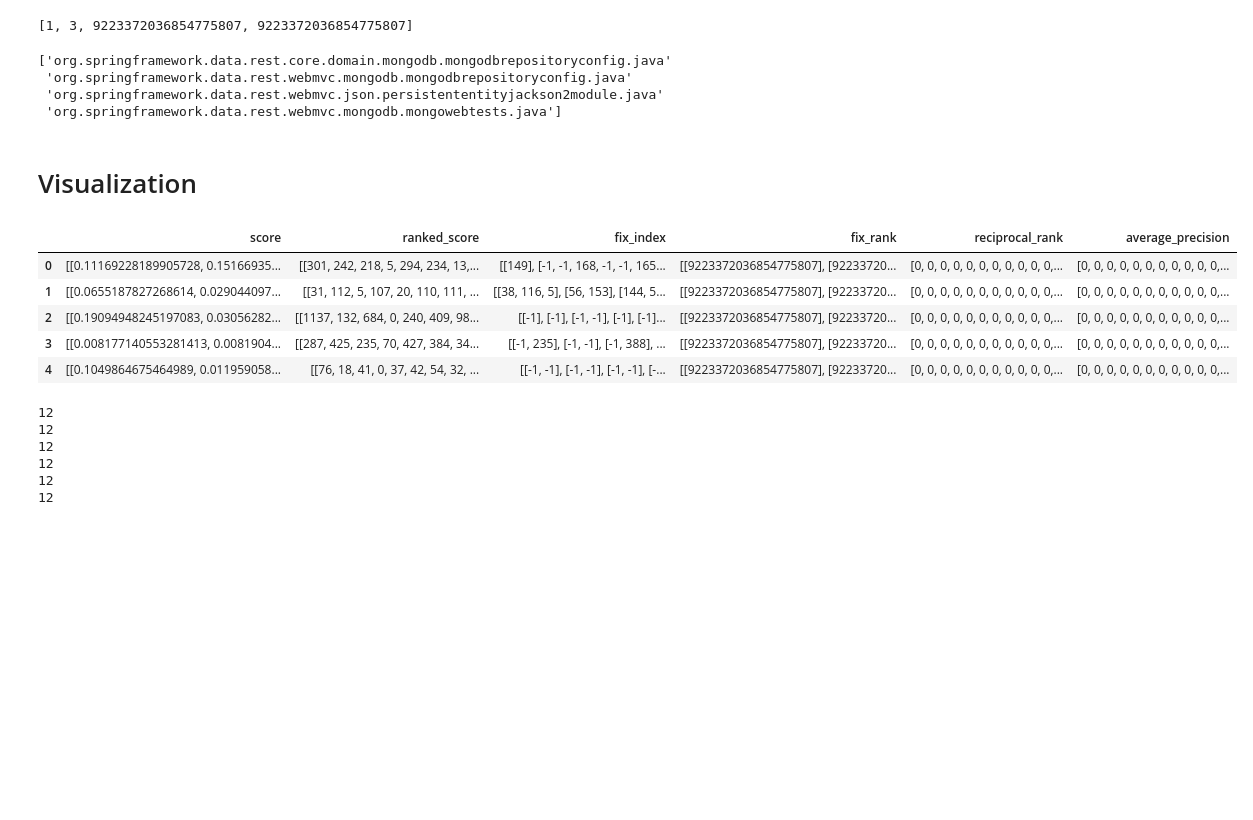
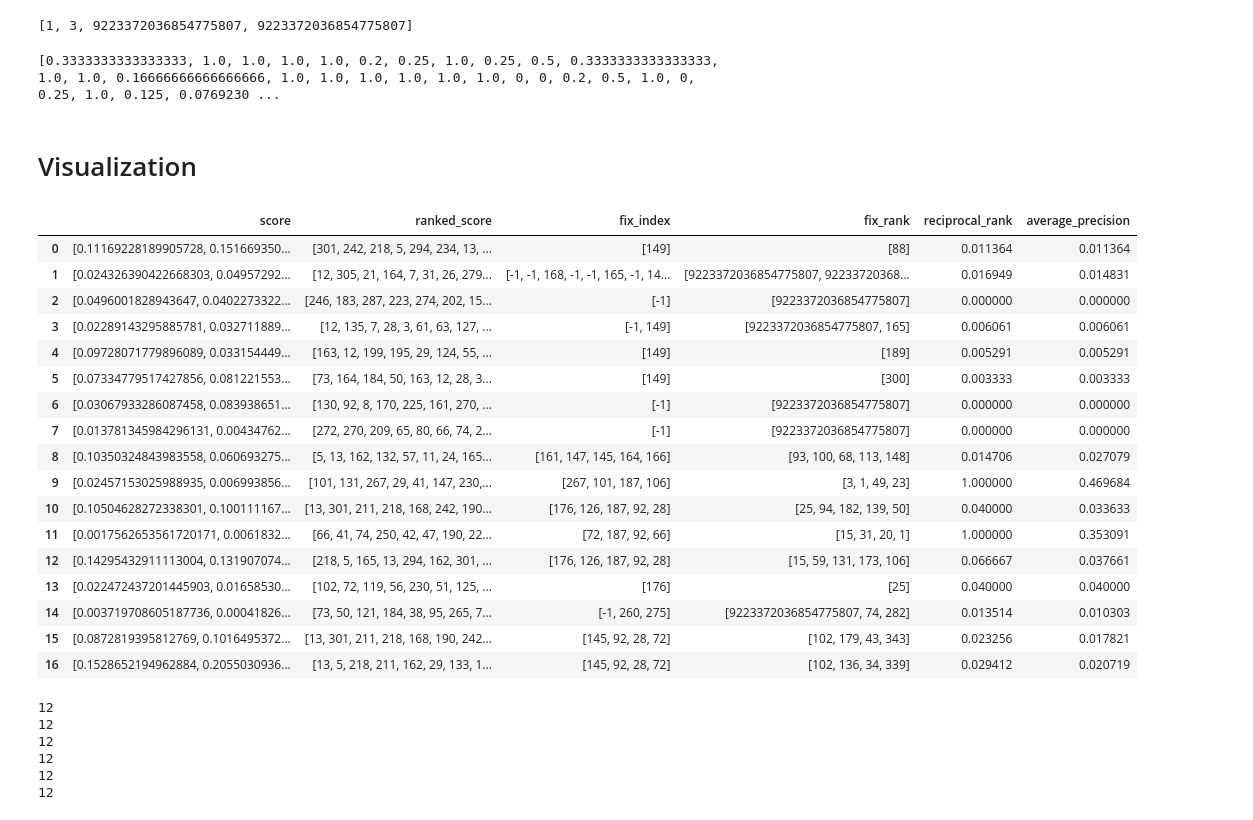
Before and after one commit to JeremyOlea/BugLocator, a Jupyter notebook: Method1.ipynb, the cells around one changed output. Saved outputs shown, nothing was run; the diff lists cells and outputs as text; code cells hidden in the pictures; blank space fills up the shorter version.

```diff
--- a/Method1.ipynb
+++ b/Method1.ipynb
@@ -182,7 +187,7 @@ def fix_bug_filename(files):
         result.append(path)
     return result
 # %%
-source_code_df['filename'] = source_code_df.filename.apply(fix_sc_filename)
+source_code_df['filename'] = source_code_df.apply(fix_sc_filename, axis=1)
 # bug_reports_df['fix'] = bug_reports_df.fix.apply(fix_bug_filename)
 # %%
 print(source_code_df.filename.to_numpy()[0])
@@ -319,30 +343,36 @@ def run_eval(sc_project_df, br_project_df, scores, my_dict):
     for _, row in br_project_df.iterrows():
         ranked_scores.append(rank_scores(scores[idx]))
         fix_index.append(get_fix_index(row.fix, sc_project_df.filename))
-        fix_rank.append(get_fix_rank(dict_VSM['fix_index'][-1], dict_VSM['ranked_score'][-1]))
-        reciprocal_rank.append(calc_reciprocal_rank(dict_VSM['fix_rank'][-1]))
-        average_precision.append(calc_mean_average_precision(dict_VSM['fix_rank'][-1]))
+        fix_rank.append(get_fix_rank(fix_index[-1], ranked_scores[-1]))
+        reciprocal_rank.append(calc_reciprocal_rank(fix_rank[-1]))
+        average_precision.append(calc_mean_average_precision(fix_rank[-1]))
         idx += 1
 
-    my_dict['ranked_score'].append(ranked_scores)
-    my_dict['fix_index'].append(fix_index)
-    my_dict['fix_rank'].append(fix_rank)
-    my_dict['reciprocal_rank'].append(reciprocal_rank)
-    my_dict['average_precision'].append(average_precision)
+    my_dict['ranked_score'] = ranked_scores
+    my_dict['fix_index'] = fix_index
+    my_dict['fix_rank'] = fix_rank
+    my_dict['reciprocal_rank'] = reciprocal_rank
+    my_dict['average_precision'] = average_precision
 # %%
 def start_alg():
     # scores = {name: [] for name in ('VSM', 'rVSM')}
-    dict_VSM = {name: [] for name in ('score', 'ranked_score', 'fix_index', 'fix_rank', 'reciprocal_rank', 'average_precision')}
-    dict_rVSM = {name: [] for name in ('score', 'ranked_score', 'fix_index', 'fix_rank', 'reciprocal_rank', 'average_precision')}
+    result_VSM = []
+    result_rVSM = []
+
     for proj in projects:
+        dict_VSM = {name: [] for name in ('score', 'ranked_score', 'fix_index', 'fix_rank', 'reciprocal_rank', 'average_precision')}
+        dict_rVSM = {name: [] for name in ('score', 'ranked_score', 'fix_index', 'fix_rank', 'reciprocal_rank', 'average_precision')}
         sc_project_df = source_code_grouped.get_group(proj)
         br_project_df = bug_reports_grouped.get_group(proj)
 
         scores_VSM, scores_rVSM = check_similarities(sc_project_df, br_project_df)
-        dict_VSM['score'].append(scores_VSM)
-        dict_rVSM['score'].append(scores_rVSM)
+        dict_VSM['score'] = scores_VSM
+        dict_rVSM['score'] = scores_rVSM
 
         run_eval(sc_project_df, br_project_df, scores_VSM, dict_VSM)
         run_eval(sc_project_df, br_project_df, scores_rVSM, dict_rVSM)
 
-    return dict_VSM, dict_rVSM
+        result_VSM.append(dict_VSM.copy())
+        result_rVSM.append(dict_rVSM.copy())
+
+    return result_VSM, result_rVSM
@@ -351,8 +378,0 @@ dict_VSM, dict_rVSM = start_alg()
-# %%
-br_project_df = bug_reports_grouped.get_group('DATAREST')
-print(br_project_df.fix.to_numpy()[9])
-# %% [output]
-['org.springframework.data.rest.core.domain.mongodb.mongodbrepositoryconfig.java'
- 'org.springframework.data.rest.webmvc.mongodb.mongodbrepositoryconfig.java'
- 'org.springframework.data.rest.webmvc.json.persistententityjackson2module.java'
- 'org.springframework.data.rest.webmvc.mongodb.mongowebtests.java']
@@ -362,15 +379,34 @@ print(br_project_df.fix.to_numpy()[9])
+# %%
+scores_VSM, scores_rVSM = start_alg()
+# %%
+val = scores_VSM[4]['reciprocal_rank']
+print(val)
+# %% [output]
+[0.3333333333333333, 1.0, 1.0, 1.0, 1.0, 0.2, 0.25, 1.0, 0.25, 0.5, 0.3333333333333333, 1.0, 1.0, 0.16666666666666666, 1.0, 1.0, 1.0, 1.0, 1.0, 1.0, 0, 0, 0.2, 0.5, 1.0, 0, 0.25, 1.0, 0.125, 0.0769230 ...
 # %% [markdown]
 # Visualization
 # %%
-eval_VSM_df = pd.DataFrame(dict_VSM)
-eval_VSM_df.head()
+eval_VSM_df = pd.DataFrame(scores_VSM[0])
+eval_VSM_df.head(17)
 # %% [output]
 |  | score | ranked_score | fix_index | fix_rank | reciprocal_rank | average_precision |
-| 0 | [[0.11169228189905728, 0.15166935... | [[301, 242, 218, 5, 294, 234, 13,... | [[149], [-1, -1, 168, -1, -1, 165... | [[9223372036854775807], [92233720... | [0, 0, 0, 0, 0, 0, 0, 0, 0, 0, 0,... | [0, 0, 0, 0, 0, 0, 0, 0, 0, 0, 0,... |
-| 1 | [[0.0655187827268614, 0.029044097... | [[31, 112, 5, 107, 20, 110, 111, ... | [[38, 116, 5], [56, 153], [144, 5... | [[9223372036854775807], [92233720... | [0, 0, 0, 0, 0, 0, 0, 0, 0, 0, 0,... | [0, 0, 0, 0, 0, 0, 0, 0, 0, 0, 0,... |
-| 2 | [[0.19094948245197083, 0.03056282... | [[1137, 132, 684, 0, 240, 409, 98... | [[-1], [-1], [-1, -1], [-1], [-1]... | [[9223372036854775807], [92233720... | [0, 0, 0, 0, 0, 0, 0, 0, 0, 0, 0,... | [0, 0, 0, 0, 0, 0, 0, 0, 0, 0, 0,... |
-| 3 | [[0.008177140553281413, 0.0081904... | [[287, 425, 235, 70, 427, 384, 34... | [[-1, 235], [-1, -1], [-1, 388], ... | [[9223372036854775807], [92233720... | [0, 0, 0, 0, 0, 0, 0, 0, 0, 0, 0,... | [0, 0, 0, 0, 0, 0, 0, 0, 0, 0, 0,... |
-| 4 | [[0.1049864675464989, 0.011959058... | [[76, 18, 41, 0, 37, 42, 54, 32, ... | [[-1, -1], [-1, -1], [-1, -1], [-... | [[9223372036854775807], [92233720... | [0, 0, 0, 0, 0, 0, 0, 0, 0, 0, 0,... | [0, 0, 0, 0, 0, 0, 0, 0, 0, 0, 0,... |
+| 0 | [0.11169228189905728, 0.151669350... | [301, 242, 218, 5, 294, 234, 13, ... | [149] | [88] | 0.011364 | 0.011364 |
+| 1 | [0.024326390422668303, 0.04957292... | [12, 305, 21, 164, 7, 31, 26, 279... | [-1, -1, 168, -1, -1, 165, -1, 14... | [9223372036854775807, 92233720368... | 0.016949 | 0.014831 |
+| 2 | [0.0496001828943647, 0.0402273322... | [246, 183, 287, 223, 274, 202, 15... | [-1] | [9223372036854775807] | 0.000000 | 0.000000 |
+| 3 | [0.02289143295885781, 0.032711889... | [12, 135, 7, 28, 3, 61, 63, 127, ... | [-1, 149] | [9223372036854775807, 165] | 0.006061 | 0.006061 |
+| 4 | [0.09728071779896089, 0.033154449... | [163, 12, 199, 195, 29, 124, 55, ... | [149] | [189] | 0.005291 | 0.005291 |
+| 5 | [0.07334779517427856, 0.081221553... | [73, 164, 184, 50, 163, 12, 28, 3... | [149] | [300] | 0.003333 | 0.003333 |
+| 6 | [0.03067933286087458, 0.083938651... | [130, 92, 8, 170, 225, 161, 270, ... | [-1] | [9223372036854775807] | 0.000000 | 0.000000 |
+| 7 | [0.013781345984296131, 0.00434762... | [272, 270, 209, 65, 80, 66, 74, 2... | [-1] | [9223372036854775807] | 0.000000 | 0.000000 |
+| 8 | [0.10350324843983558, 0.060693275... | [5, 13, 162, 132, 57, 11, 24, 165... | [161, 147, 145, 164, 166] | [93, 100, 68, 113, 148] | 0.014706 | 0.027079 |
+| 9 | [0.02457153025988935, 0.006993856... | [101, 131, 267, 29, 41, 147, 230,... | [267, 101, 187, 106] | [3, 1, 49, 23] | 1.000000 | 0.469684 |
+| 10 | [0.10504628272338301, 0.100111167... | [13, 301, 211, 218, 168, 242, 190... | [176, 126, 187, 92, 28] | [25, 94, 182, 139, 50] | 0.040000 | 0.033633 |
+| 11 | [0.0017562653561720171, 0.0061832... | [66, 41, 74, 250, 42, 47, 190, 22... | [72, 187, 92, 66] | [15, 31, 20, 1] | 1.000000 | 0.353091 |
+| 12 | [0.14295432911113004, 0.131907074... | [218, 5, 165, 13, 294, 162, 301, ... | [176, 126, 187, 92, 28] | [15, 59, 131, 173, 106] | 0.066667 | 0.037661 |
+| 13 | [0.022472437201445903, 0.01658530... | [102, 72, 119, 56, 230, 51, 125, ... | [176] | [25] | 0.040000 | 0.040000 |
+| 14 | [0.003719708605187736, 0.00041826... | [73, 50, 121, 184, 38, 95, 265, 7... | [-1, 260, 275] | [9223372036854775807, 74, 282] | 0.013514 | 0.010303 |
+| 15 | [0.0872819395812769, 0.1016495372... | [13, 301, 211, 218, 168, 190, 242... | [145, 92, 28, 72] | [102, 179, 43, 343] | 0.023256 | 0.017821 |
+| 16 | [0.1528652194962884, 0.2055030936... | [13, 5, 218, 211, 162, 29, 133, 1... | [145, 92, 28, 72] | [102, 136, 34, 339] | 0.029412 | 0.020719 |
 # %%
 for key in dict_VSM:
     print(len(dict_VSM[key]))
```
Also changed, not shown: parts of 5 cells of this notebook.
